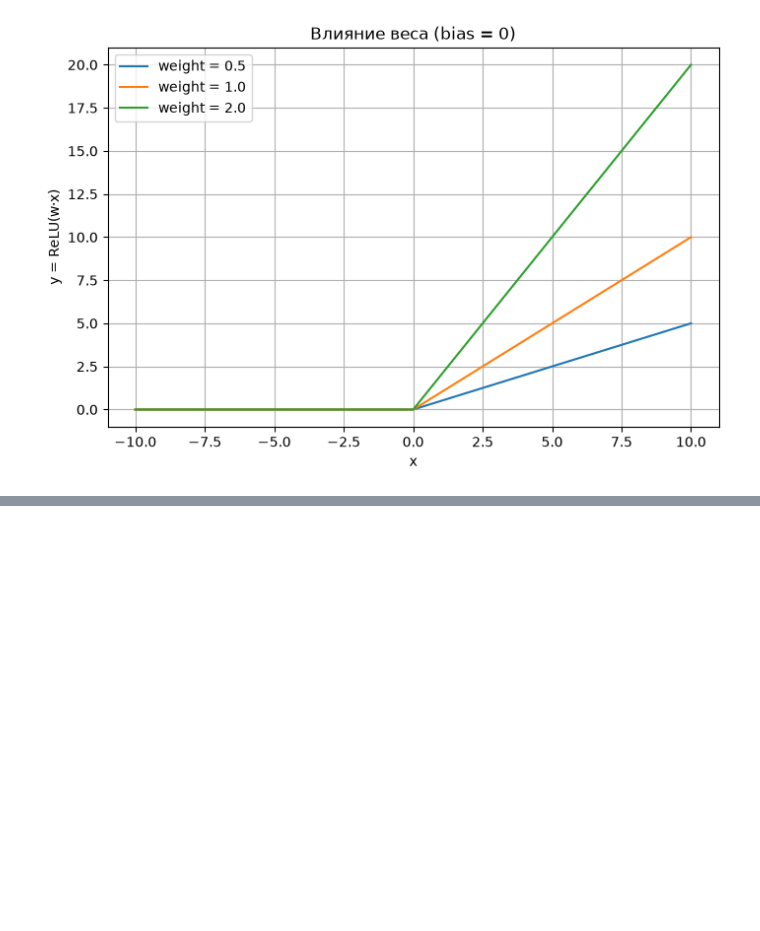
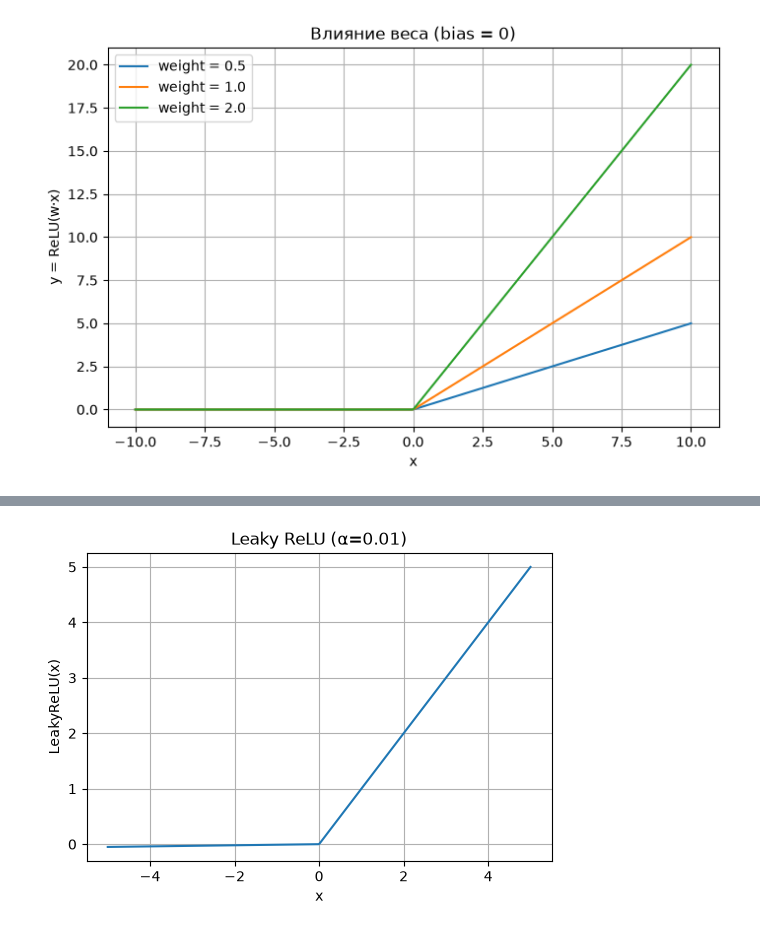
Before and after one commit to Nochinmal/first-project, a Jupyter notebook: Untitled-1.ipynb, the cells around one changed output, grey strips where cells are left out. Cells and saved outputs as stored; diff of their text form; code cells hidden in the pictures; blank space fills up the shorter version.

```diff
--- a/Untitled-1.ipynb
+++ b/Untitled-1.ipynb
@@ -28,0 +77,15 @@ plt.show()
+# %%
+def leaky_relu(x, alpha=0.01):
+    return np.where(x >= 0, x, alpha * x)
+
+x_vals = np.linspace(-5, 5, 400)
+y_vals = leaky_relu(x_vals)
+plt.figure(figsize=(6,4))
+plt.plot(x_vals, y_vals)
+plt.title("Leaky ReLU (α=0.01)")
+plt.xlabel("x")
+plt.ylabel("LeakyReLU(x)")
+plt.grid(True)
+plt.show()
+# %% [output]
+[figure, added]
```
Also changed, not shown: parts of 8 cells of this notebook, 4 other files.
